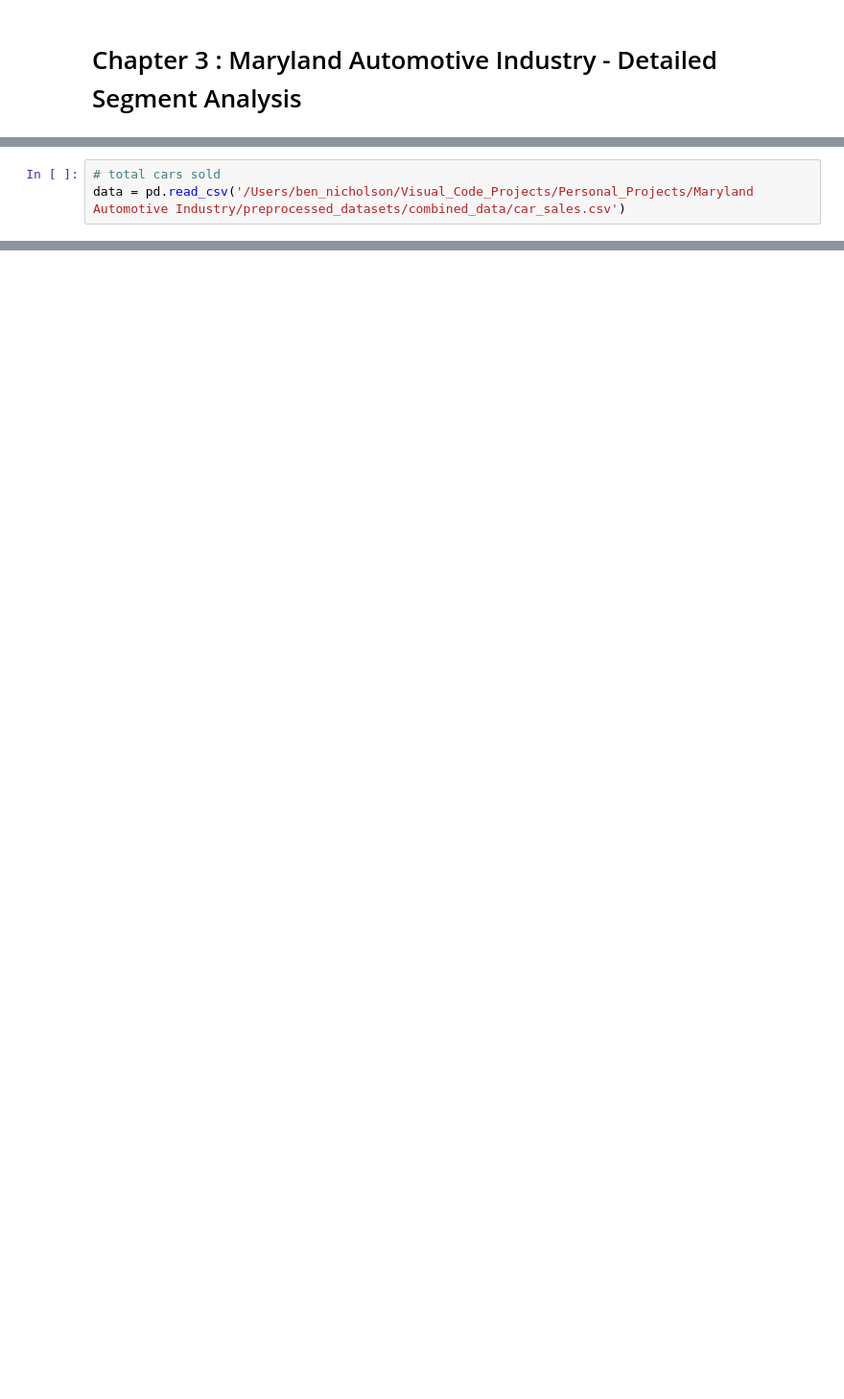
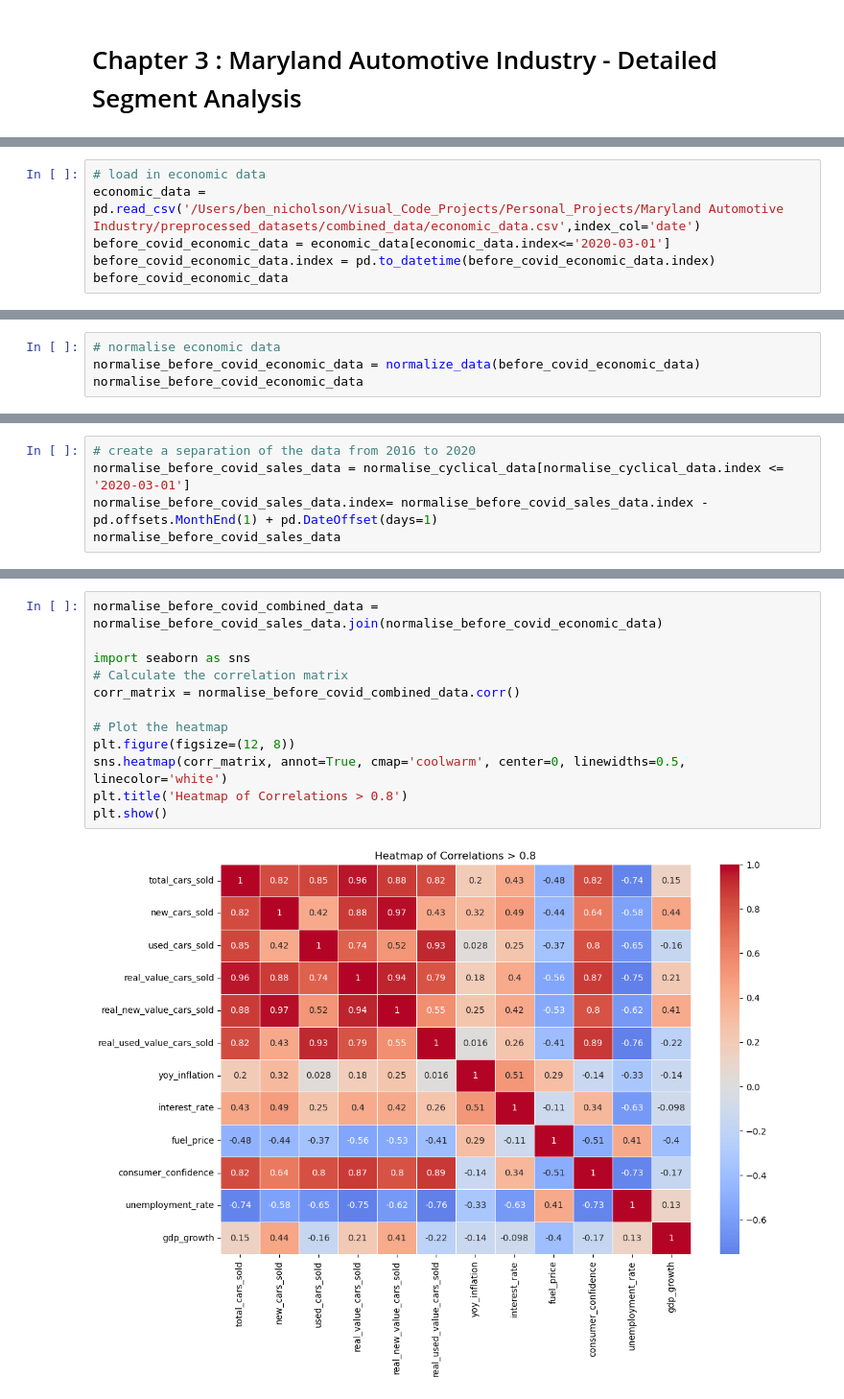
Before and after one commit to bennicholson2/Maryland-Automotive-Industry, a Jupyter notebook: analysis_chapters/03_macro_economics.ipynb, the cells around one changed output, grey strips where cells are left out. Shown at 96% size. Saved outputs shown, nothing was run; the diff lists cells and outputs as text; blank space fills up the shorter version.

```diff
--- a/analysis_chapters/03_macro_economics.ipynb
+++ b/analysis_chapters/03_macro_economics.ipynb
@@ -15,3 +72,6 @@ import matplotlib.pyplot as plt # for plotting graphs
 # %%
-# total cars sold
-data = pd.read_csv('/Users/ben_nicholson/Visual_Code_Projects/Personal_Projects/Maryland Automotive Industry/preprocessed_datasets/combined_data/car_sales.csv')
+# load in economic data
+economic_data = pd.read_csv('/Users/ben_nicholson/Visual_Code_Projects/Personal_Projects/Maryland Automotive Industry/preprocessed_datasets/combined_data/economic_data.csv',index_col='date')
+before_covid_economic_data = economic_data[economic_data.index<='2020-03-01']
+before_covid_economic_data.index = pd.to_datetime(before_covid_economic_data.index)
+before_covid_economic_data
@@ -69,0 +93,4 @@ combined_data.corr()[combined_data.corr()>0.70]
+# %%
+# normalise economic data
+normalise_before_covid_economic_data = normalize_data(before_covid_economic_data)
+normalise_before_covid_economic_data
@@ -69,0 +112,5 @@ combined_data.corr()[combined_data.corr()>0.70]
+# %%
+# create a separation of the data from 2016 to 2020
+normalise_before_covid_sales_data = normalise_cyclical_data[normalise_cyclical_data.index <= '2020-03-01']
+normalise_before_covid_sales_data.index= normalise_before_covid_sales_data.index - pd.offsets.MonthEnd(1) + pd.DateOffset(days=1)
+normalise_before_covid_sales_data
@@ -69,0 +132,14 @@ combined_data.corr()[combined_data.corr()>0.70]
+# %%
+normalise_before_covid_combined_data = normalise_before_covid_sales_data.join(normalise_before_covid_economic_data)
+
+import seaborn as sns
+# Calculate the correlation matrix
+corr_matrix = normalise_before_covid_combined_data.corr()
+
+# Plot the heatmap
+plt.figure(figsize=(12, 8))
+sns.heatmap(corr_matrix, annot=True, cmap='coolwarm', center=0, linewidths=0.5, linecolor='white')
+plt.title('Heatmap of Correlations > 0.8')
+plt.show()
+# %% [output]
+[figure, added]
```
Also changed, not shown: parts of 29 cells of this notebook, 9 other files.
